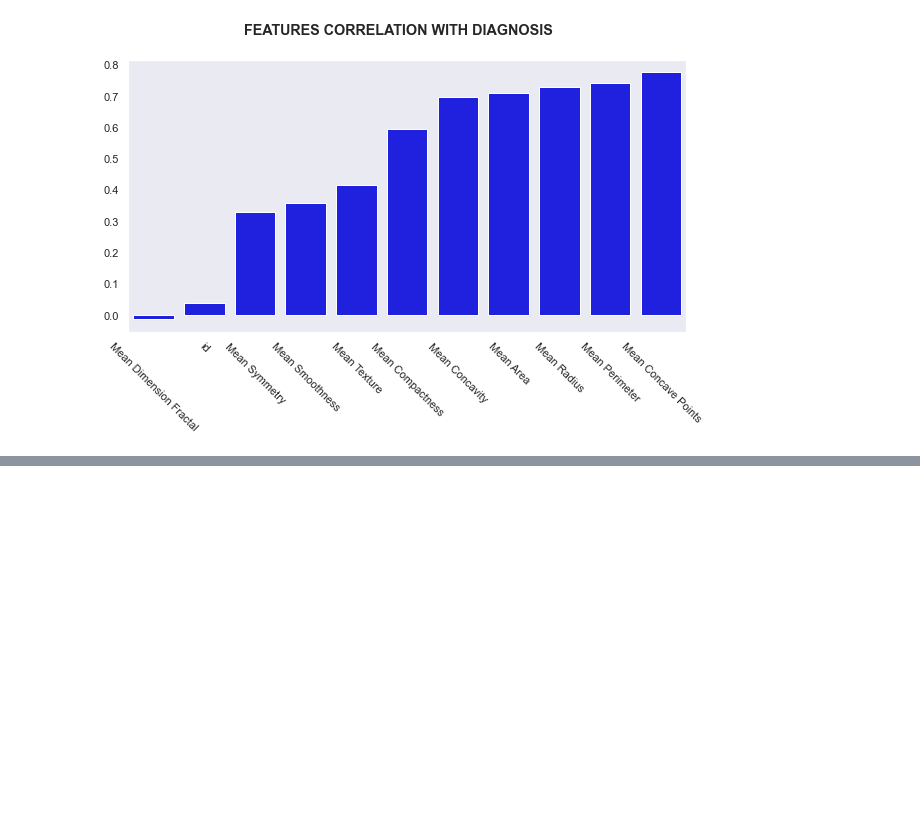
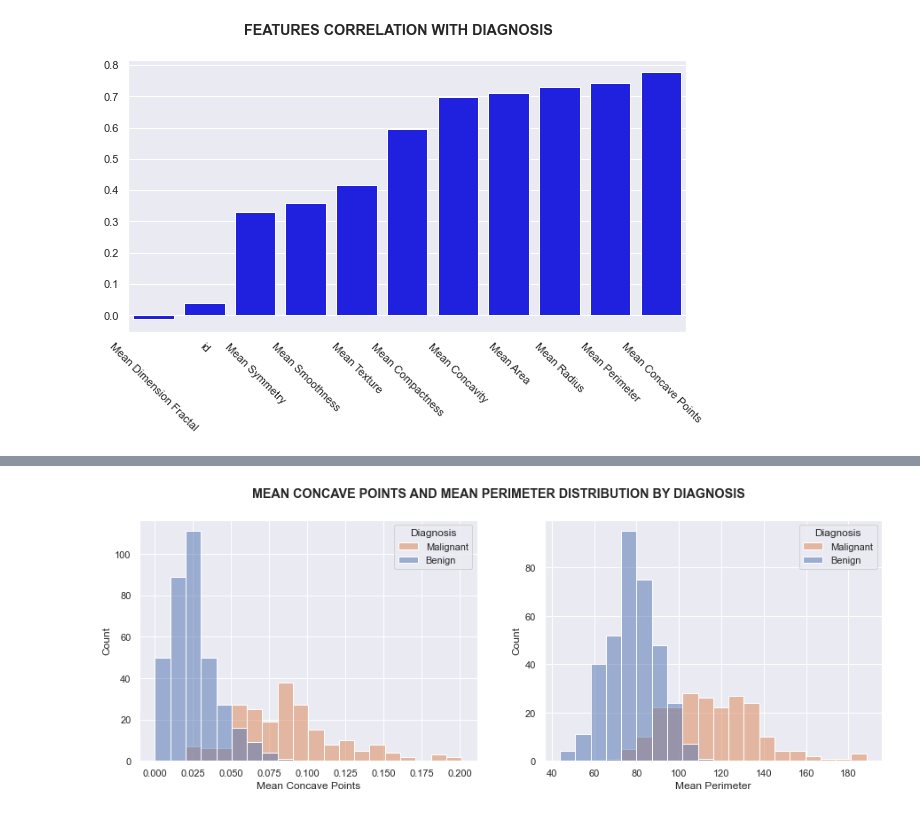
Before and after one commit to Yanasants/breast_cancer, a Jupyter notebook: data_analytics.ipynb, the cells around one changed output, grey strips where cells are left out. Drawn from its saved outputs; the diff is of its cells as text; code cells hidden in the pictures; blank space fills up the shorter version.

```diff
--- a/data_analytics.ipynb
+++ b/data_analytics.ipynb
@@ -287,0 +220,18 @@ plt.show()
+# %%
+fig, (ax_1, ax_2) = plt.subplots(nrows=1, ncols=2, figsize=(15,5))
+fig.suptitle('MEAN CONCAVE POINTS AND MEAN PERIMETER DISTRIBUTION BY DIAGNOSIS', fontweight='bold')
+
+colors = {0: "g", 1: "r"}
+sns.set(style='darkgrid')
+
+sns.histplot(ax=ax_1, data=mean_df, x = 'concave points_mean', bins = 20, hue='diagnosis', color=colors)
+ax_1.set_xlabel('Mean Concave Points')
+ax_1.legend(['Malignant','Benign'], title='Diagnosis')
+
+sns.histplot(ax=ax_2, data=mean_df, x = 'perimeter_mean', bins = 20, hue='diagnosis', color=colors)
+ax_2.set_xlabel('Mean Perimeter')
+ax_2.legend(['Malignant','Benign'], title='Diagnosis')
+
+plt.show()
+# %% [output]
+[figure, added]
```
Also changed, not shown: parts of 31 cells of this notebook.
